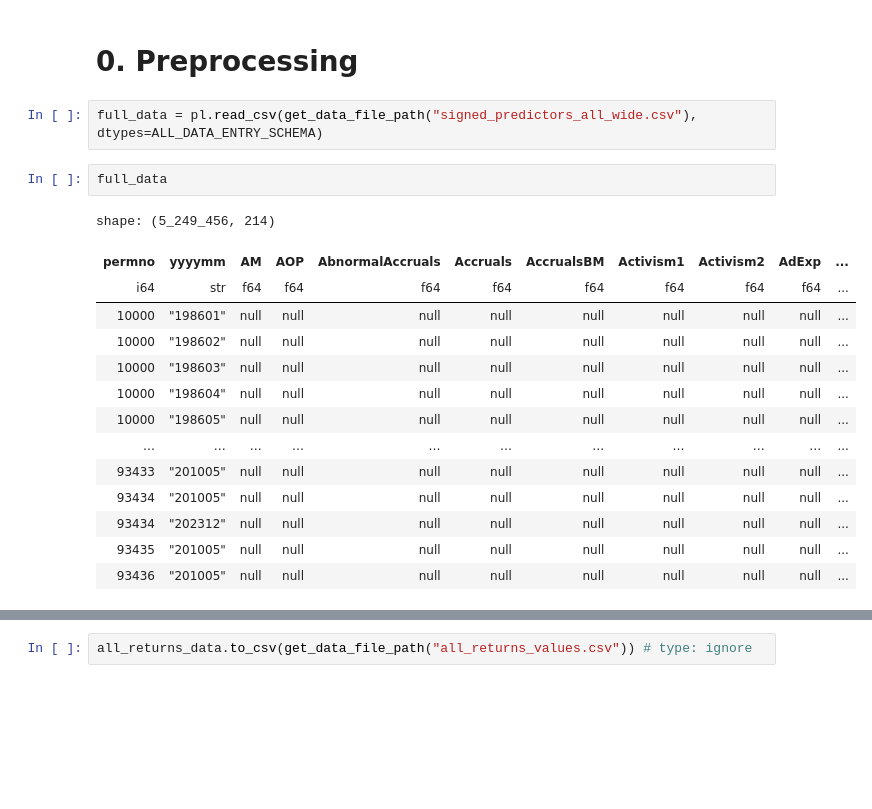
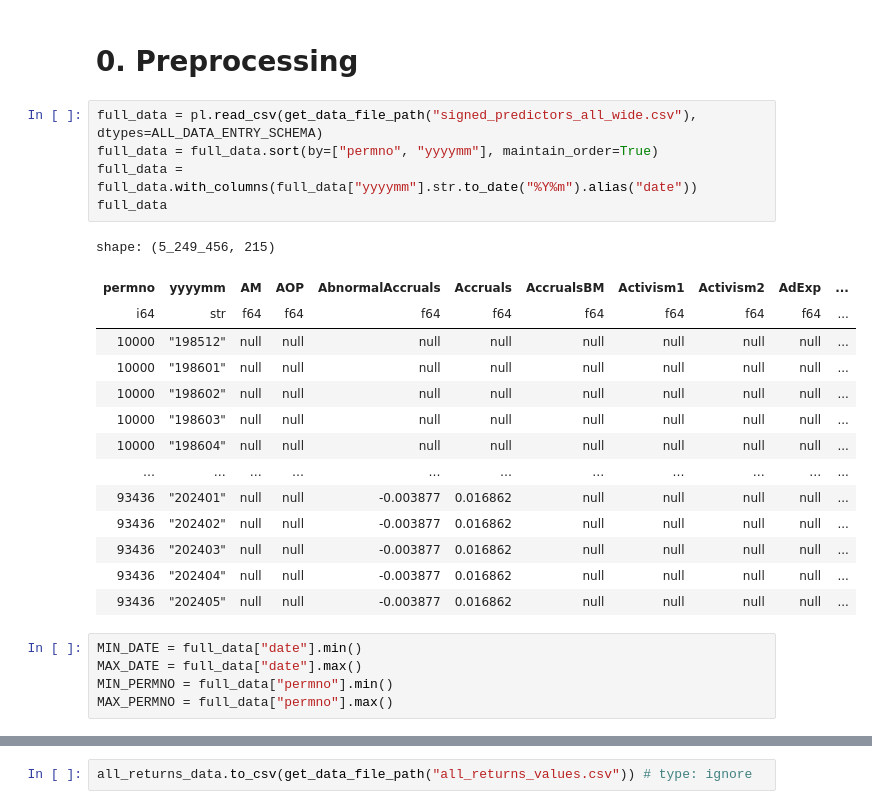
Before and after one commit to NicolasAlmerge/FIN407FinalProject, a Jupyter notebook: Predictors.ipynb, the cells around one changed output, grey strips where cells are left out. Saved outputs shown, nothing was run; the diff lists cells and outputs as text; blank space fills up the shorter version.

```diff
--- a/Predictors.ipynb
+++ b/Predictors.ipynb
@@ -23,25 +23,31 @@ from utils import *
 import wrds
 # %% [markdown]
 # 0. Preprocessing
-# %%
-full_data = pl.read_csv(get_data_file_path("signed_predictors_all_wide.csv"), dtypes=ALL_DATA_ENTRY_SCHEMA)
-# %%
-full_data
-# %% [output]
-shape: (5_249_456, 214)
-| permno | yyyymm | AM | AOP | AbnormalAccruals | Accruals | AccrualsBM | Activism1 | Activism2 | AdExp | ... |
-| i64 | str | f64 | f64 | f64 | f64 | f64 | f64 | f64 | f64 | ... |
-| 10000 | "198601" | null | null | null | null | null | null | null | null | ... |
-| 10000 | "198602" | null | null | null | null | null | null | null | null | ... |
-| 10000 | "198603" | null | null | null | null | null | null | null | null | ... |
-| 10000 | "198604" | null | null | null | null | null | null | null | null | ... |
-| 10000 | "198605" | null | null | null | null | null | null | null | null | ... |
-| … | … | … | … | … | … | … | … | … | … | ... |
-| 93433 | "201005" | null | null | null | null | null | null | null | null | ... |
-| 93434 | "201005" | null | null | null | null | null | null | null | null | ... |
-| 93434 | "202312" | null | null | null | null | null | null | null | null | ... |
-| 93435 | "201005" | null | null | null | null | null | null | null | null | ... |
-| 93436 | "201005" | null | null | null | null | null | null | null | null | ... |
+# %%
+full_data = pl.read_csv(get_data_file_path("signed_predictors_all_wide.csv"), dtypes=ALL_DATA_ENTRY_SCHEMA)
+full_data = full_data.sort(by=["permno", "yyyymm"], maintain_order=True)
+full_data = full_data.with_columns(full_data["yyyymm"].str.to_date("%Y%m").alias("date"))
+full_data
+# %% [output]
+shape: (5_249_456, 215)
+| permno | yyyymm | AM | AOP | AbnormalAccruals | Accruals | AccrualsBM | Activism1 | Activism2 | AdExp | ... |
+| i64 | str | f64 | f64 | f64 | f64 | f64 | f64 | f64 | f64 | ... |
+| 10000 | "198512" | null | null | null | null | null | null | null | null | ... |
+| 10000 | "198601" | null | null | null | null | null | null | null | null | ... |
+| 10000 | "198602" | null | null | null | null | null | null | null | null | ... |
+| 10000 | "198603" | null | null | null | null | null | null | null | null | ... |
+| 10000 | "198604" | null | null | null | null | null | null | null | null | ... |
+| … | … | … | … | … | … | … | … | … | … | ... |
+| 93436 | "202401" | null | null | -0.003877 | 0.016862 | null | null | null | null | ... |
+| 93436 | "202402" | null | null | -0.003877 | 0.016862 | null | null | null | null | ... |
+| 93436 | "202403" | null | null | -0.003877 | 0.016862 | null | null | null | null | ... |
+| 93436 | "202404" | null | null | -0.003877 | 0.016862 | null | null | null | null | ... |
+| 93436 | "202405" | null | null | -0.003877 | 0.016862 | null | null | null | null | ... |
+# %%
+MIN_DATE = full_data["date"].min()
+MAX_DATE = full_data["date"].max()
+MIN_PERMNO = full_data["permno"].min()
+MAX_PERMNO = full_data["permno"].max()
 # %%
 db = wrds.Connection(wrds_username=get_env("WRDS_USERNAME"))
 
```
Also changed, not shown: parts of 24 cells of this notebook, 1 other file.
